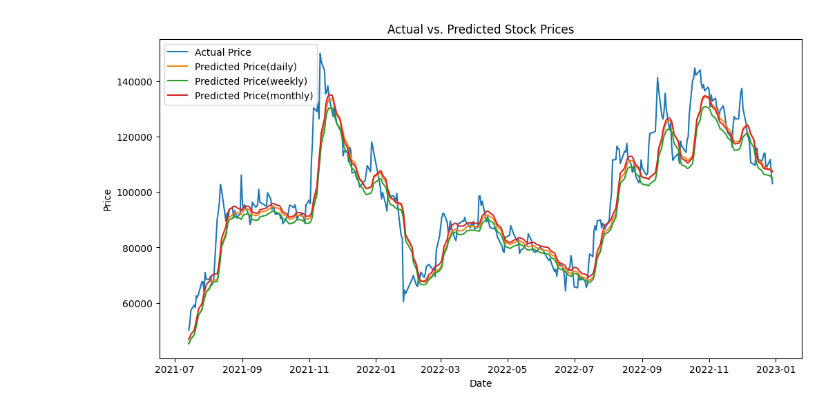
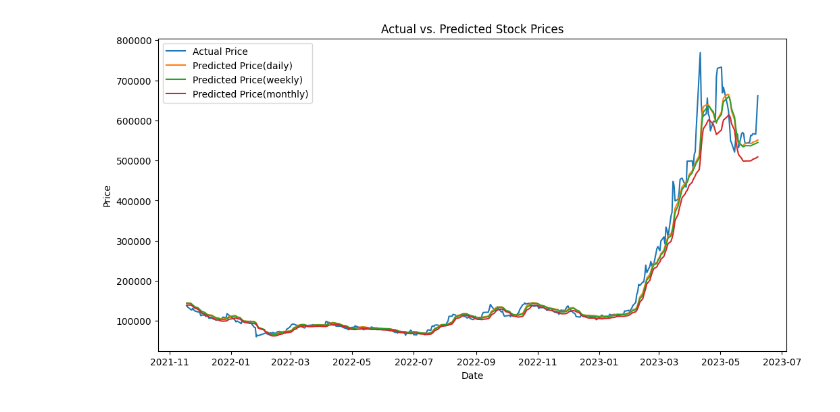
Before and after one commit to KangJunHyeokkkk/AIproject, a Jupyter notebook: 에코프로주가예측1.ipynb, the cells around one changed output. Saved outputs shown, nothing was run; the diff lists cells and outputs as text; code cells hidden in the pictures.

```diff
--- a/에코프로주가예측1.ipynb
+++ b/에코프로주가예측1.ipynb
@@ -8,37 +8,31 @@ from sklearn.preprocessing import MinMaxScaler
 from tensorflow import keras
 
 
-# Define the ticker symbol for Ecopro Co.
+# 에코프로의 ticker symbol
 ticker_symbol = "086520.KQ"
 
-# Define the start and end dates
+# 시작점과 종점 지정
 start_date = "2015-01-01"
-end_date = "2023-01-01"
+end_date = "2023-06-08"
 
-# Define the frequency daily
+# 1일 주기 =1d, 1주 주기 = 1wk, 1달 주기 = 1mo
 frequency_d = "1d"
-
-# 1주 주기 = 1wk, 1달 주기 = 1mo
 frequency_w = "1wk"
 frequency_m = "1mo"
 
-# Fetch the stock data from Yahoo Finance
+# Yahoo Finance에서 데이터 가져오기
 data = yf.download(ticker_symbol, start=start_date, end=end_date, interval=frequency_d)
-
-
 data_w = yf.download(ticker_symbol, start=start_date, end=end_date, interval=frequency_w)
 data_m = yf.download(ticker_symbol, start=start_date, end=end_date, interval=frequency_m)
 
-# Select only the 'Close' prices from the retrieved data
+# 종가만 가져옴
 data = data[['Close']]
-
 data_w = data[['Close']]
 data_m = data[['Close']]
 
-# Scale the data
+# data 스케일링
 scaler = MinMaxScaler(feature_range=(0, 1))
 scaled_data = scaler.fit_transform(data)
-
 scaler_w = MinMaxScaler(feature_range=(0, 1))
 scaled_data_w = scaler_w.fit_transform(data_w)
 scaler_m = MinMaxScaler(feature_range=(0, 1))
@@ -46,7 +40,7 @@ scaled_data_m = scaler_m.fit_transform(data_m)
 
 
 
-# Split the data into training and testing sets
+# 데이터를 train data와 test data로 분할
 train_size = int(len(scaled_data) * 0.8)
 train_data = scaled_data[:train_size]
 test_data = scaled_data[train_size:]
@@ -120,41 +114,22 @@ test_loss_m = model_m.evaluate(X_test_m, y_test_m, verbose=0)
 print("Train Loss(monthly):", train_loss_m)
 print("Test Loss(monthly):", test_loss_m)
 
-# Make predictions
+# Predictions 생성
 predicted_data = model.predict(X_test)
-
 predicted_data_w = model_w.predict(X_test_w)
 predicted_data_m = model_m.predict(X_test_m)
 
 # Inverse scaling on the predicted data
 predicted_data = scaler.inverse_transform(predicted_data)
-
 predicted_data_w = scaler_w.inverse_transform(predicted_data_w)
 predicted_data_m = scaler_m.inverse_transform(predicted_data_m)
 
-# Compare predictions with actual values
+# Predictions와 actual values의 비교
 actual_data = scaler.inverse_transform(y_test)
-
 actual_data_w = scaler_w.inverse_transform(y_test_w)
 actual_data_m = scaler_m.inverse_transform(y_test_m)
 
-# Make predictions
-predicted_data = model.predict(X_test)
-
-predicted_data_w = model_w.predict(X_test_w)
-predicted_data_m = model_m.predict(X_test_m)
-
-# Inverse scaling on the predicted data
-predicted_data = scaler.inverse_transform(predicted_data)
-
-predicted_data_w = scaler_w.inverse_transform(predicted_data_w)
-predicted_data_m = scaler_m.inverse_transform(predicted_data_m)
-
-
-# Inverse scaling on the actual data
-actual_data = scaler.inverse_transform(y_test)
-
-# Plot the actual and predicted stock prices
+# 그래프 그리기
 plt.figure(figsize=(12, 6))
 plt.plot(data.index[-len(actual_data):], actual_data, label='Actual Price')
 plt.plot(data.index[-len(predicted_data):], predicted_data, label='Predicted Price(daily)')
@@ -187 +162 @@ Epoch 5/10
-[figure, old version]
+[figure, new version]
```
Also changed, not shown: parts of 1 cell of this notebook.
